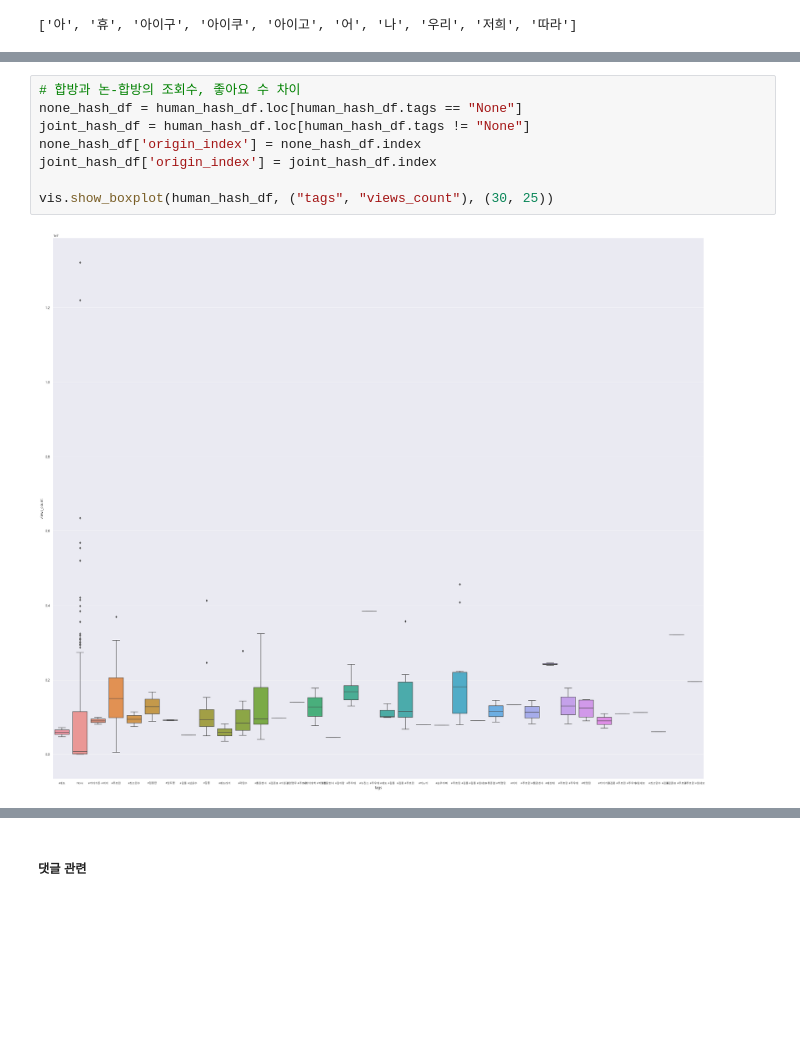
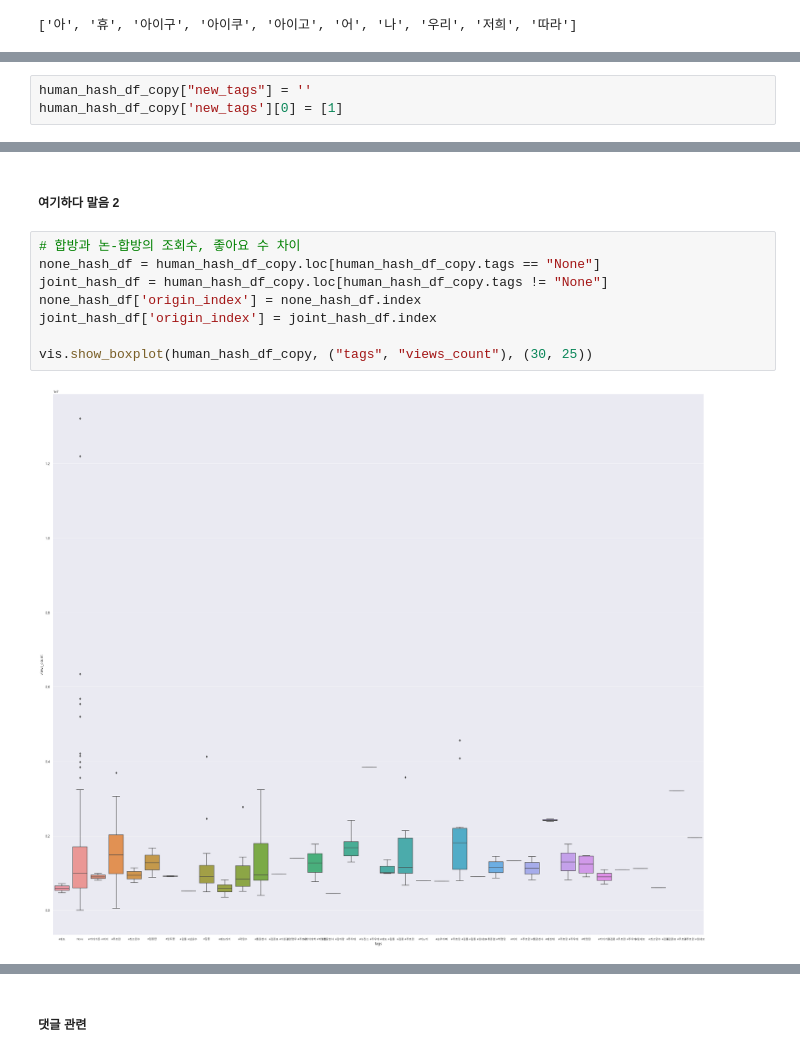
Before and after one commit to kimhyunso/coper-project, a Jupyter notebook: practice_analysis_dowon.ipynb, the cells around one changed output, grey strips where cells are left out. Saved outputs shown, nothing was run; the diff lists cells and outputs as text; blank space fills up the shorter version.

```diff
--- a/practice_analysis_dowon.ipynb
+++ b/practice_analysis_dowon.ipynb
@@ -1025,0 +1087,3 @@ new_video_df = df_chim_videos.loc[:, ["video_id", ""]]
+# %%
+human_hash_df_copy["new_tags"] = ''
+human_hash_df_copy['new_tags'][0] = [1]
@@ -1026,11 +1113,13 @@ new_video_df = df_chim_videos.loc[:, ["video_id", ""]]
+# %% [markdown]
+##### 여기하다 말음 2
 # %%
 # 합방과 논-합방의 조회수, 좋아요 수 차이
-none_hash_df = human_hash_df.loc[human_hash_df.tags == "None"]
-joint_hash_df = human_hash_df.loc[human_hash_df.tags != "None"]
+none_hash_df = human_hash_df_copy.loc[human_hash_df_copy.tags == "None"]
+joint_hash_df = human_hash_df_copy.loc[human_hash_df_copy.tags != "None"]
 none_hash_df['origin_index'] = none_hash_df.index
 joint_hash_df['origin_index'] = joint_hash_df.index
 
-vis.show_boxplot(human_hash_df, ("tags", "views_count"), (30, 25))
+vis.show_boxplot(human_hash_df_copy, ("tags", "views_count"), (30, 25))
 # %% [output]
-[figure, old version]
+[figure, new version]
 # %%
```
Also changed, not shown: parts of 41 cells of this notebook, 1 other file.
